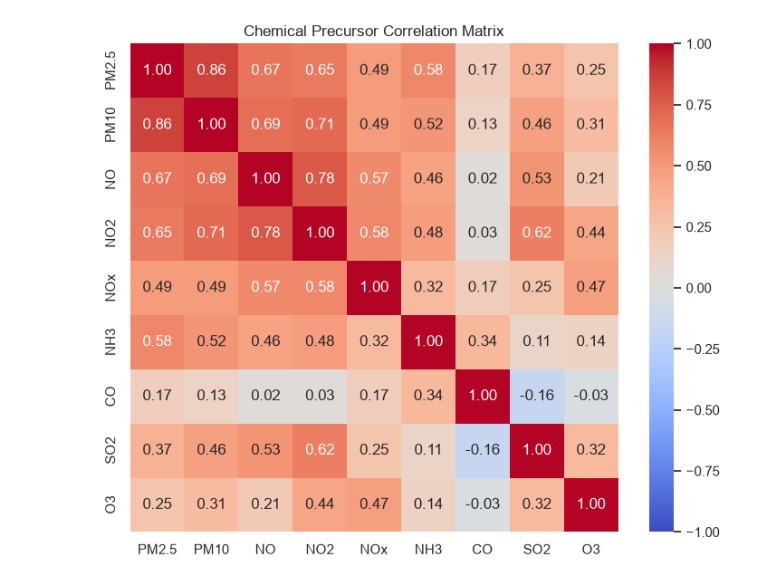
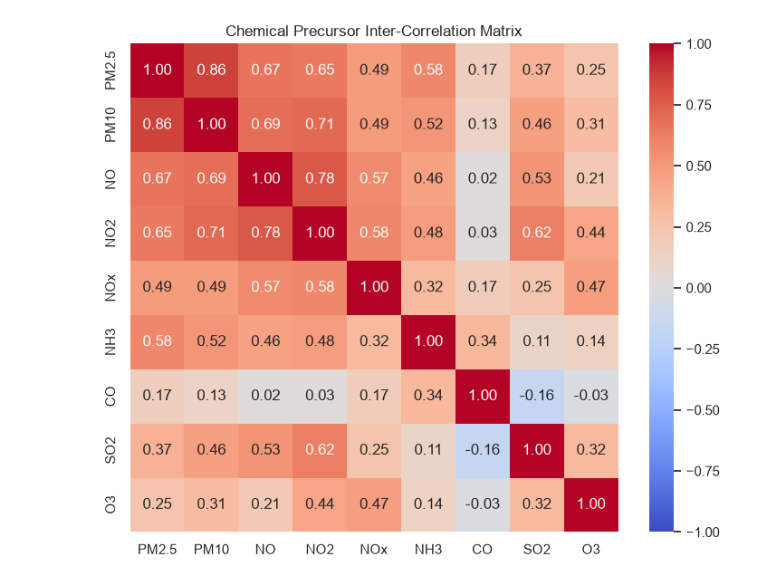
Before and after one commit to johjoh12/urban-air-quality-forecasting, a Jupyter notebook: notebooks/01_eda_and_profiling.ipynb, the cells around one changed output. Saved outputs shown, nothing was run; the diff lists cells and outputs as text; code cells hidden in the pictures.

```diff
--- a/notebooks/01_eda_and_profiling.ipynb
+++ b/notebooks/01_eda_and_profiling.ipynb
@@ -91,28 +83,28 @@ plt.show()
 # %%
 pollutants = [
     "PM2.5",
     "PM10",
     "NO",
     "NO2",
     "NOx",
     "NH3",
     "CO",
     "SO2",
     "O3",
 ]
-corr_matrix = df_city[pollutants].corr()
+corr = df_city[pollutants].corr()
 
 plt.figure(figsize=(9, 7))
 sns.heatmap(
-    corr_matrix,
+    corr,
     annot=True,
     fmt=".2f",
     cmap="coolwarm",
     vmin=-1,
     vmax=1,
     square=True,
 )
-plt.title("Chemical Precursor Correlation Matrix")
+plt.title("Chemical Precursor Inter-Correlation Matrix")
 plt.show()
 # %% [output]
-[figure, old version]
+[figure, new version]
```
Also changed, not shown: parts of 3 cells of this notebook, 14 other files.
